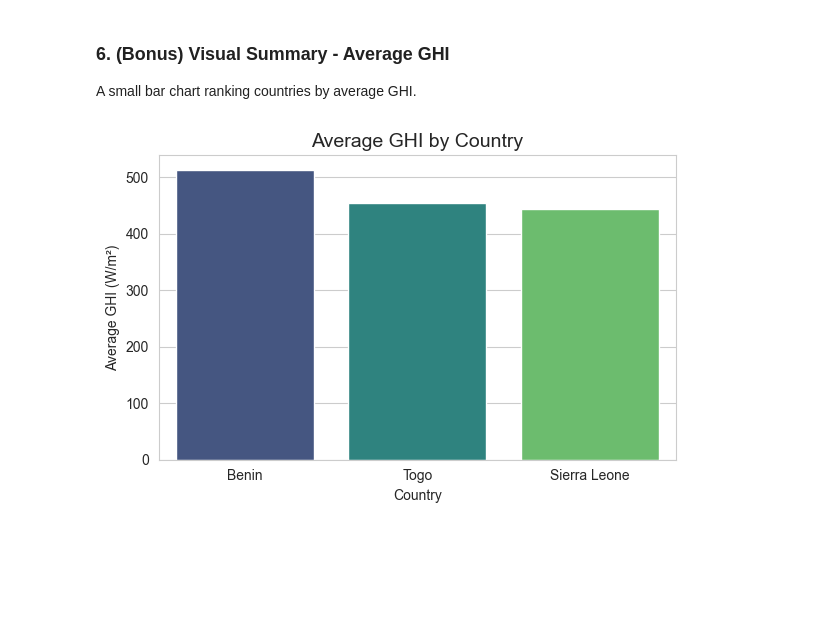
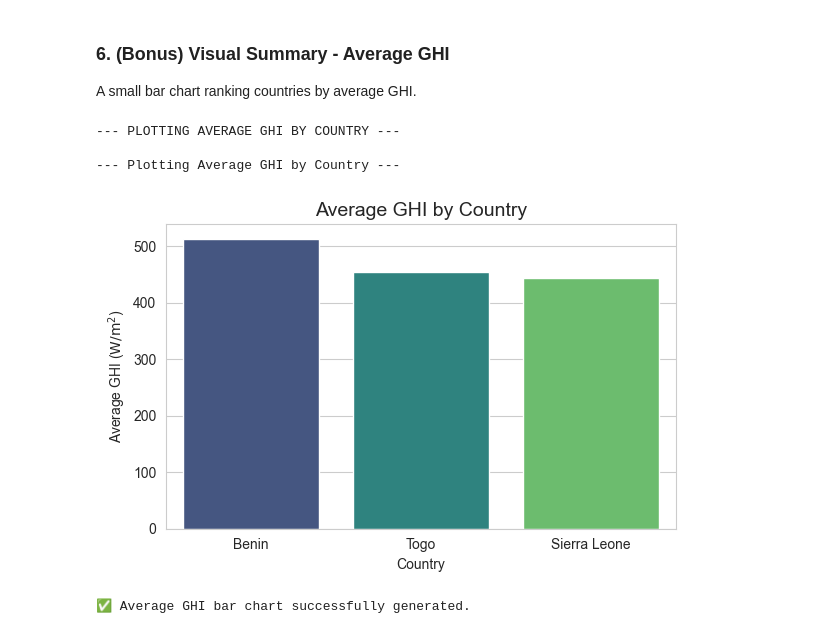
Before and after one commit to AdeyAmare/solar-challenge-week0, a Jupyter notebook: src/notebooks/compare_countries.ipynb, the cells around one changed output. Drawn from its saved outputs; the diff is of its cells as text; code cells hidden in the pictures; blank space fills up the shorter version.

```diff
--- a/src/notebooks/compare_countries.ipynb
+++ b/src/notebooks/compare_countries.ipynb
@@ -5,19 +5,18 @@ Synthesize the cleaned datasets from Benin, Sierra Leone, and Togo to identify r
 # %% [markdown]
 ## Imports
 # %%
-import pandas as pd
-import numpy as np
-import matplotlib.pyplot as plt
-import seaborn as sns
-from scipy import stats
-import os
-
-sns.set_style("whitegrid")
+import sys
+sys.path.append('../../scripts')
+from compare_countries import ComparisonHandler
 # %%
-COUNTRIES = ['Benin', 'Sierra Leone', 'Togo']
-FILE_PATHS = {
+DYNAMIC_FILE_PATHS = {
     'Benin': '../../data/benin/benin_clean.csv',
     'Sierra Leone': '../../data/sierra-leone/sierra_leone_clean.csv',
     'Togo': '../../data/togo/togo_clean.csv'
 }
-METRICS = ['GHI', 'DNI', 'DHI']
+
+try:
+    comparison_handler = ComparisonHandler(file_paths=DYNAMIC_FILE_PATHS)
+    print("✅ ComparisonHandler instantiated successfully.")
+except ValueError as e:
+    print(f"!!! ERROR: {e}")
@@ -165,23 +128,13 @@ Kruskal–Wallis:   H-statistic = 7842.854, p-value = 0.00000
 ### 6. (Bonus) Visual Summary - Average GHI
 A small bar chart ranking countries by average GHI.
 # %%
-# Compute average GHI per country
-ghi_avg = df_combined.groupby("Country")["GHI"].mean().sort_values(ascending=False)
-
-# Plot
-plt.figure(figsize=(6, 4))
-sns.barplot(
-    x=ghi_avg.index,
-    y=ghi_avg.values,
-    hue=ghi_avg.index,               # assign each bar a different hue
-    palette="viridis",
-    legend=False
-)
-
-plt.title("Average GHI by Country", fontsize=14)
-plt.xlabel("Country")
-plt.ylabel("Average GHI (W/m²)")
-plt.tight_layout()
-plt.show()
+# Run the bar chart plotting logic
+print("--- PLOTTING AVERAGE GHI BY COUNTRY ---")
+comparison_handler.plot_average_ghi_bar_chart()
+print("\n✅ Average GHI bar chart successfully generated.")
 # %% [output]
+--- PLOTTING AVERAGE GHI BY COUNTRY ---
+
+--- Plotting Average GHI by Country ---
-[figure, old version]
+[figure, new version]
+✅ Average GHI bar chart successfully generated.
```
Also changed, not shown: parts of 8 cells of this notebook, 1 other file.
